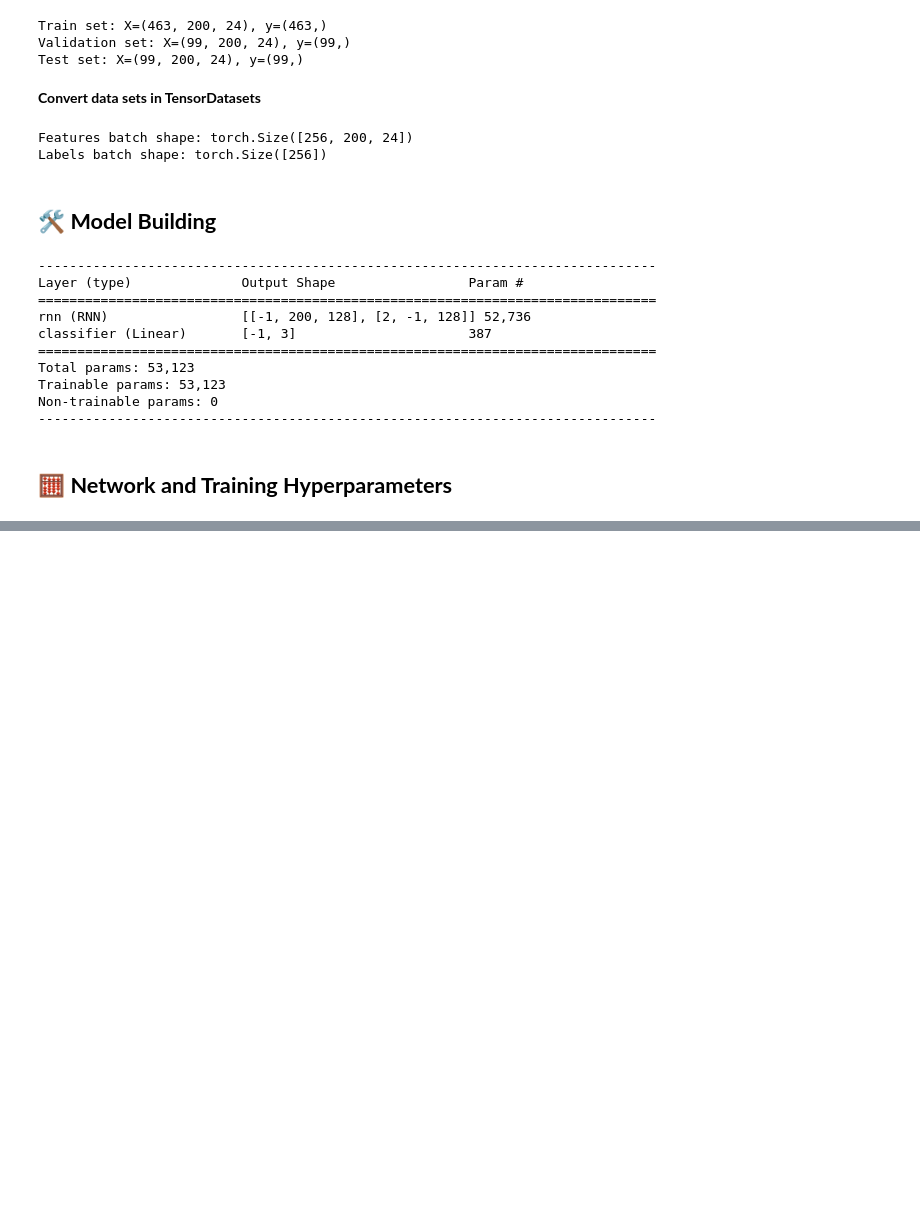
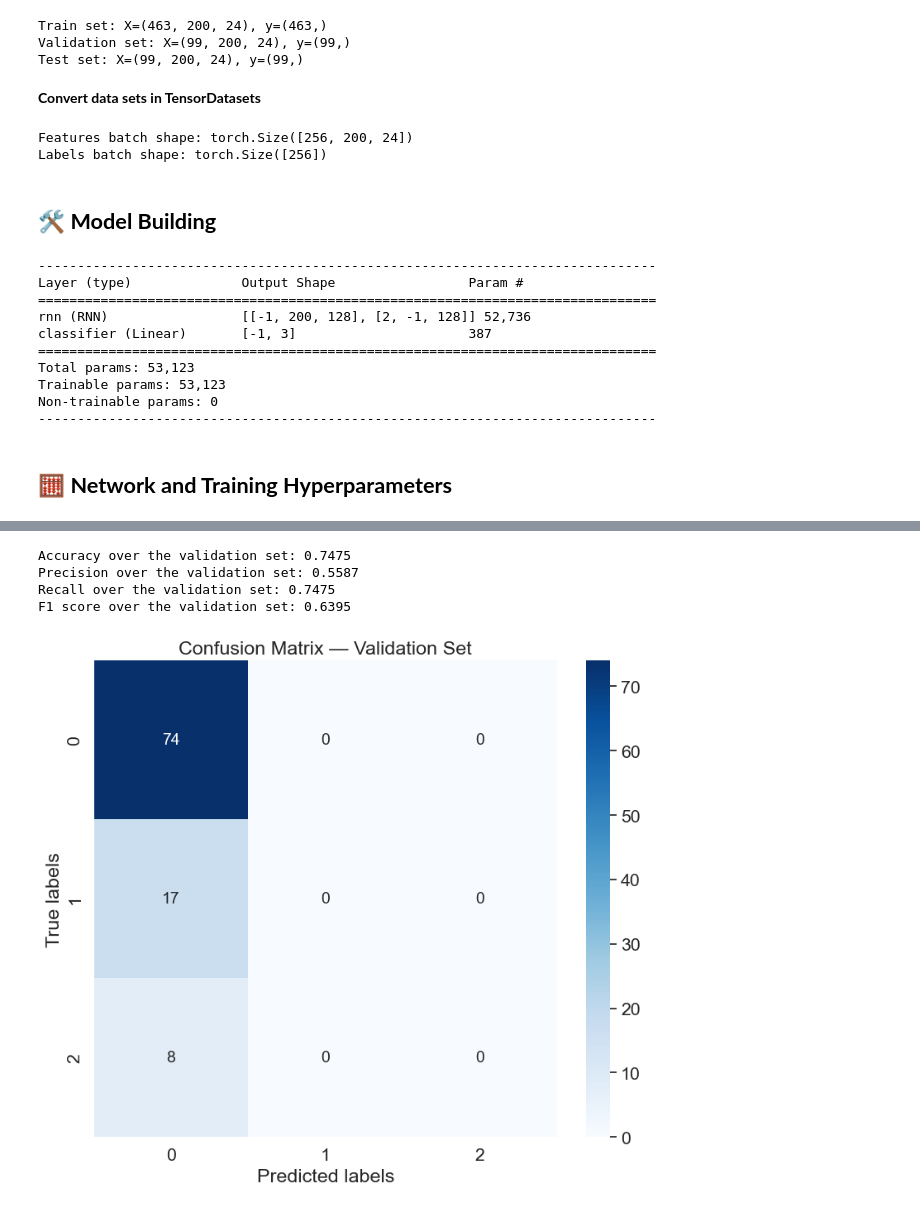
Before and after one commit to carmengiaccotto/an2dl-challenge-1, a Jupyter notebook: pirate_pain_challenge.ipynb, the cells around one changed output, grey strips where cells are left out. Drawn from its saved outputs; the diff is of its cells as text; code cells hidden in the pictures; blank space fills up the shorter version.

```diff
--- a/pirate_pain_challenge.ipynb
+++ b/pirate_pain_challenge.ipynb
@@ -1175,3 +1184,20 @@ Non-trainable params: 0
 -------------------------------------------------------------------------------
 # %% [markdown]
 ## 🧮 **Network and Training Hyperparameters**
+# %%
+# Training configuration
+LEARNING_RATE = 1e-3
+EPOCHS = 500
+PATIENCE = 50
+
+# Architecture
+HIDDEN_LAYERS = 2  # Hidden layers
+HIDDEN_SIZE = 128  # Neurons per layer
+
+# Regularisation
+DROPOUT_RATE = 0.2  # Dropout probability
+L1_LAMBDA = 0  # L1 penalty
+L2_LAMBDA = 0  # L2 penalty
+
+# Set up loss function and optimizer
+criterion = nn.CrossEntropyLoss()
@@ -1177,0 +1573,53 @@ Non-trainable params: 0
+# %%
+from sklearn.metrics import accuracy_score, precision_score, recall_score, confusion_matrix
+
+# @title Plot Confusion Matrix
+# Collect predictions and ground truth labels
+val_preds, val_targets = [], []
+with torch.no_grad():  # Disable gradient computation for inference
+    for xb, yb in val_loader:
+        xb = xb.to(device)
+
+        # Forward pass: get model predictions
+        logits = rnn_model(xb)
+        preds = logits.argmax(dim=1).cpu().numpy()
+
+        # Store batch results
+        val_preds.append(preds)
+        val_targets.append(yb.numpy())
+
+# Combine all batches into single arrays
+val_preds = np.concatenate(val_preds)
+val_targets = np.concatenate(val_targets)
+
+# Calculate overall validation metrics
+val_acc = accuracy_score(val_targets, val_preds)
+val_prec = precision_score(val_targets, val_preds, average='weighted')
+val_rec = recall_score(val_targets, val_preds, average='weighted')
+val_f1 = f1_score(val_targets, val_preds, average='weighted')
+print(f"Accuracy over the validation set: {val_acc:.4f}")
+print(f"Precision over the validation set: {val_prec:.4f}")
+print(f"Recall over the validation set: {val_rec:.4f}")
+print(f"F1 score over the validation set: {val_f1:.4f}")
+
+# Generate confusion matrix for detailed error analysis
+cm = confusion_matrix(val_targets, val_preds)
+
+# Create numeric labels for heatmap annotation
+labels = np.array([f"{num}" for num in cm.flatten()]).reshape(cm.shape)
+
+# Visualise confusion matrix
+plt.figure(figsize=(8, 7))
+sns.heatmap(cm, annot=labels, fmt='',
+            cmap='Blues')
+plt.xlabel('Predicted labels')
+plt.ylabel('True labels')
+plt.title('Confusion Matrix — Validation Set')
+plt.tight_layout()
+plt.show()
+# %% [output]
+Accuracy over the validation set: 0.7475
+Precision over the validation set: 0.5587
+Recall over the validation set: 0.7475
+F1 score over the validation set: 0.6395
+[figure, added]
```
Also changed, not shown: parts of 20 cells of this notebook.
